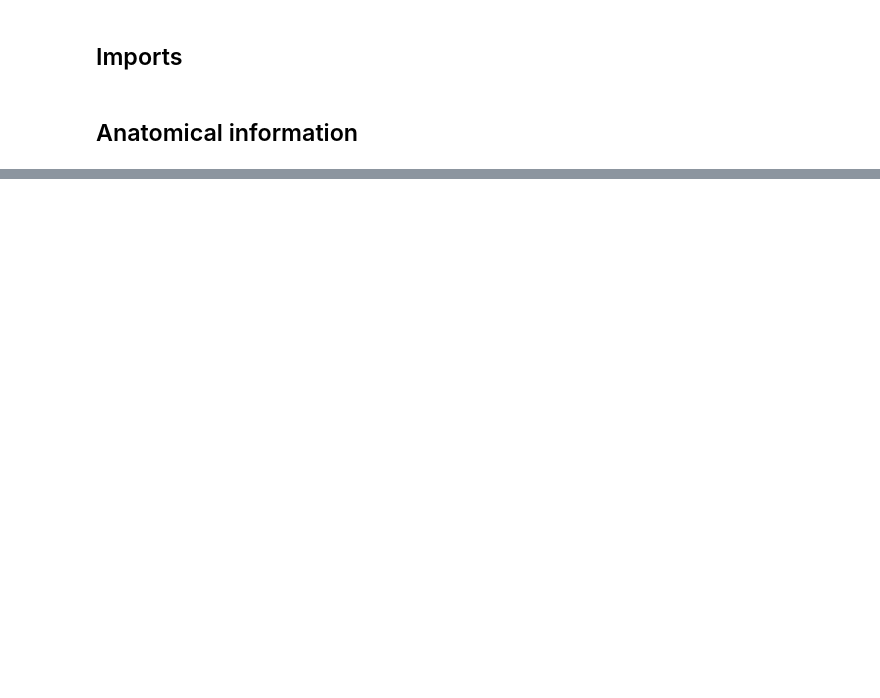
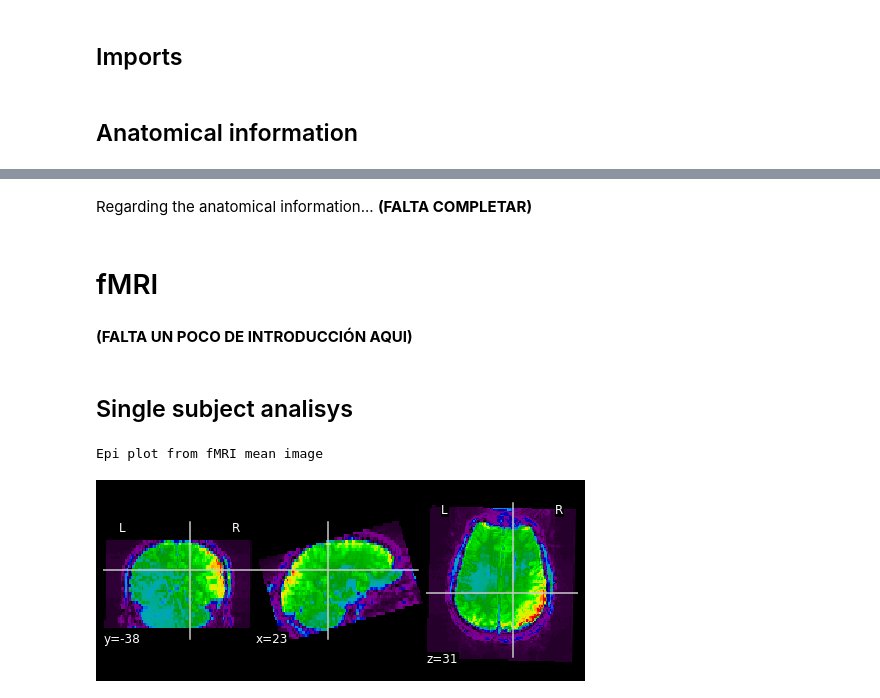
Before and after one commit to mrpotato180/final_project_neuroim, a Jupyter notebook: fMRI-EEG-Victor_Julia_Ernest_Alex.ipynb, the cells around one changed output, grey strips where cells are left out. Cells and saved outputs as stored; diff of their text form; code cells hidden in the pictures; blank space fills up the shorter version.

```diff
--- a/fMRI-EEG-Victor_Julia_Ernest_Alex.ipynb
+++ b/fMRI-EEG-Victor_Julia_Ernest_Alex.ipynb
@@ -114,0 +118,24 @@ The shape of the anatomical data is:
+# %% [markdown]
+Regarding the anatomical information...  __(FALTA COMPLETAR)__
+# %% [markdown]
+# fMRI
+# %% [markdown]
+ __(FALTA UN POCO DE INTRODUCCIÓN AQUI)__
+# %% [markdown]
+## Single subject analisys
+# %%
+subject_data = 'C:/Users/vctrf/Documents/Quatrimestre_2/Neuroimagen/proyecto Neuroimagen/sub-xp101/func/sub-xp101_task-eegfmriNF_bold.nii.gz'
+#subject_data = '/Users/juliagarciacornet/Desktop/Q4/Neuroimatge/project/sub-xp101/func/sub-xp101_task-eegfmriNF_bold.nii.gz'
+
+fmri_img= nib.load(subject_data)
+mean_img = image.mean_img(fmri_img)
+mask = masking.compute_epi_mask(mean_img)
+
+#After computing the mask and the mean image, fmri-img is rewritten in numpy format
+fmri_img, affine, img = load_nifti(subject_data , return_img=True)
+
+print('Epi plot from fMRI mean image')
+plot_epi(mean_img);
+# %% [output]
+Epi plot from fMRI mean image
+[figure, added]
```
Also changed, not shown: parts of 10 cells of this notebook, 1 other file.
